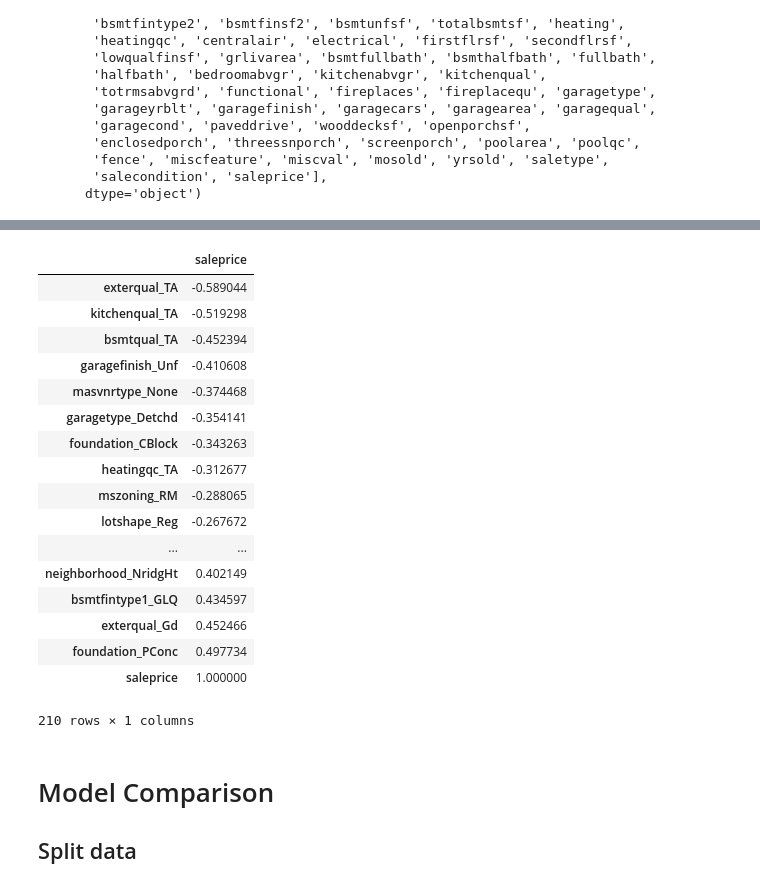
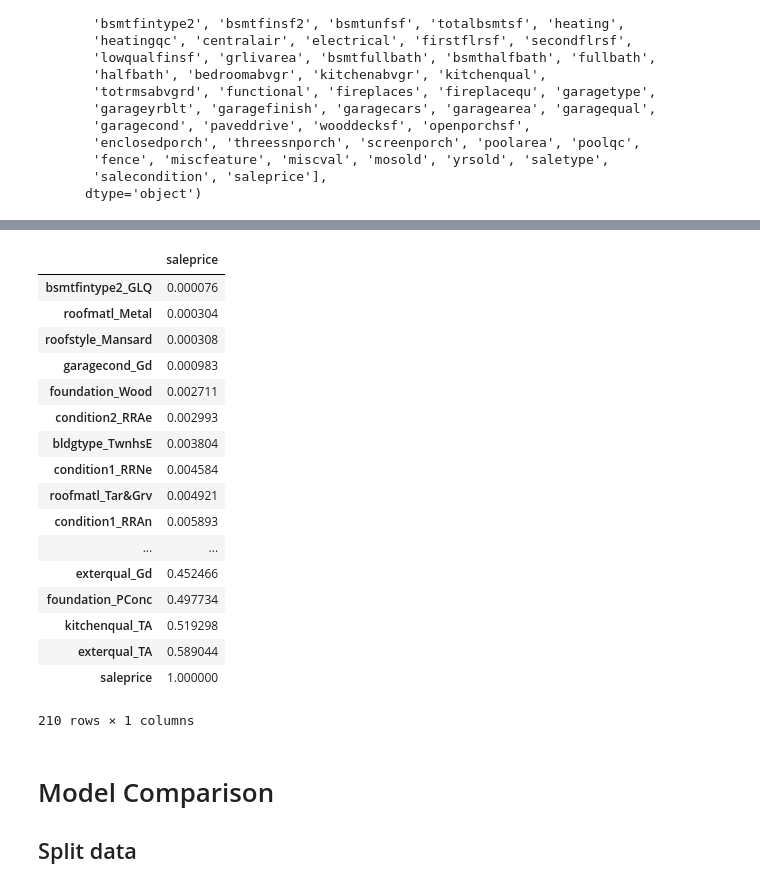
Before and after one commit to chrisoyer/thinkful_notes, a Jupyter notebook: Unit_2_supervised_learning/19/19.8_Regression_Challenge.ipynb, the cells around one changed output, grey strips where cells are left out. Cells and saved outputs as stored; diff of their text form; code cells hidden in the pictures.

```diff
--- a/Unit_2_supervised_learning/19/19.8_Regression_Challenge.ipynb
+++ b/Unit_2_supervised_learning/19/19.8_Regression_Challenge.ipynb
@@ -104,24 +137,24 @@ for feature in categorical_feat:
     new_categories_df = pd.concat([new_categories_df,
                                    pd.get_dummies(house_df[feature], columns=categorical_feat, drop_first=True, prefix = feature)], axis=1)
 # %%
-new_categories_df.corr()[["saleprice"]].sort_values(by='saleprice')
+new_categories_df.corr()[["saleprice"]].abs().sort_values(by='saleprice')
 # %% [output]
 |  | saleprice |
-| exterqual_TA | -0.589044 |
-| kitchenqual_TA | -0.519298 |
-| bsmtqual_TA | -0.452394 |
-| garagefinish_Unf | -0.410608 |
-| masvnrtype_None | -0.374468 |
-| garagetype_Detchd | -0.354141 |
-| foundation_CBlock | -0.343263 |
-| heatingqc_TA | -0.312677 |
-| mszoning_RM | -0.288065 |
-| lotshape_Reg | -0.267672 |
+| bsmtfintype2_GLQ | 0.000076 |
+| roofmatl_Metal | 0.000304 |
+| roofstyle_Mansard | 0.000308 |
+| garagecond_Gd | 0.000983 |
+| foundation_Wood | 0.002711 |
+| condition2_RRAe | 0.002993 |
+| bldgtype_TwnhsE | 0.003804 |
+| condition1_RRNe | 0.004584 |
+| roofmatl_Tar&Grv | 0.004921 |
+| condition1_RRAn | 0.005893 |
 | ... | ... |
-| neighborhood_NridgHt | 0.402149 |
-| bsmtfintype1_GLQ | 0.434597 |
 | exterqual_Gd | 0.452466 |
 | foundation_PConc | 0.497734 |
+| kitchenqual_TA | 0.519298 |
+| exterqual_TA | 0.589044 |
 | saleprice | 1.000000 |
 210 rows × 1 columns
 # %%
```
Also changed, not shown: parts of 17 cells of this notebook.
